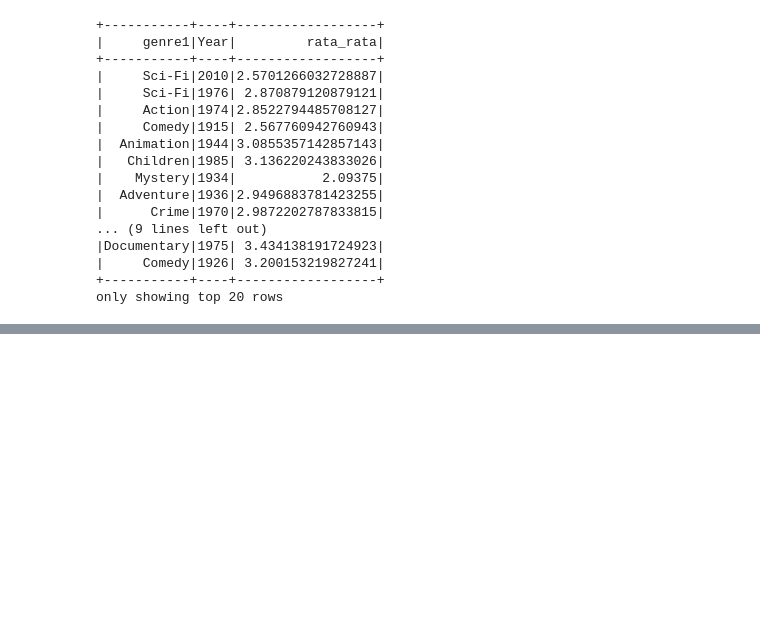
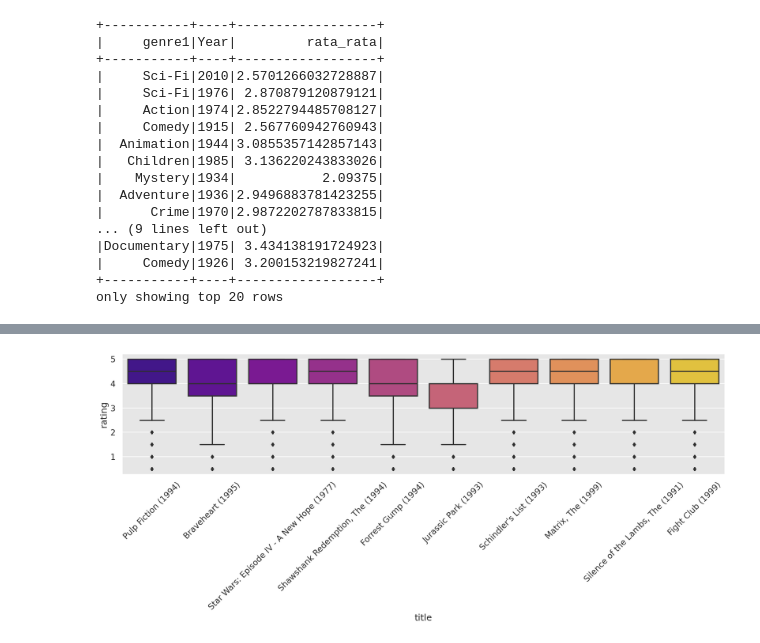
Before and after one commit to kayabaakihiko13/data_movie_and_ratings_recommendation_system, a Jupyter notebook: Movie_rocomendation.ipynb, the cells around one changed output, grey strips where cells are left out. Saved outputs shown, nothing was run; the diff lists cells and outputs as text; code cells hidden in the pictures; blank space fills up the shorter version.

```diff
--- a/Movie_rocomendation.ipynb
+++ b/Movie_rocomendation.ipynb
@@ -475,0 +489,14 @@ only showing top 20 rows
+# %%
+from pyspark.sql import functions as F
+
+# Sort the DataFrame by rating_count in descending order
+top10_mov = df3.orderBy(F.desc('rating_count'))
+
+# Select the top 10 movies
+top10_mov = top10_mov.limit(10)
+
+# Select the necessary columns
+top10mov = top10_mov.select('movieId', 'title')
+
+# Show the top 10 movies
+top10mov.show()
@@ -475,0 +519,10 @@ only showing top 20 rows
+# %%
+# Perform inner join on 'movieId'
+top10mov = top10mov.join(rating_df, on='movieId', how='inner')
+
+# Count the number of rows and columns in the resulting DataFrame
+num_rows = top10mov.count()
+num_cols = len(top10mov.columns)
+
+# Print the shape of the DataFrame
+print("Shape: ({}, {})".format(num_rows, num_cols))
@@ -475,0 +550,19 @@ only showing top 20 rows
+# %%
+top10mov_pd = top10mov.toPandas()
+top10mov_pd['rating'] = pd.to_numeric(top10mov_pd['rating'])
+# Set the figure size
+plt.figure(figsize=(18, 8))
+
+# Create the box plot
+sns.boxplot(x='title', y='rating', data=top10mov_pd, palette='plasma')
+
+# Rotate x-axis labels
+plt.xticks(rotation=45)
+
+# Adjust layout
+plt.tight_layout()
+
+# Show the plot
+plt.show()
+# %% [output]
+[figure, added]
```
Also changed, not shown: parts of 7 cells of this notebook.
